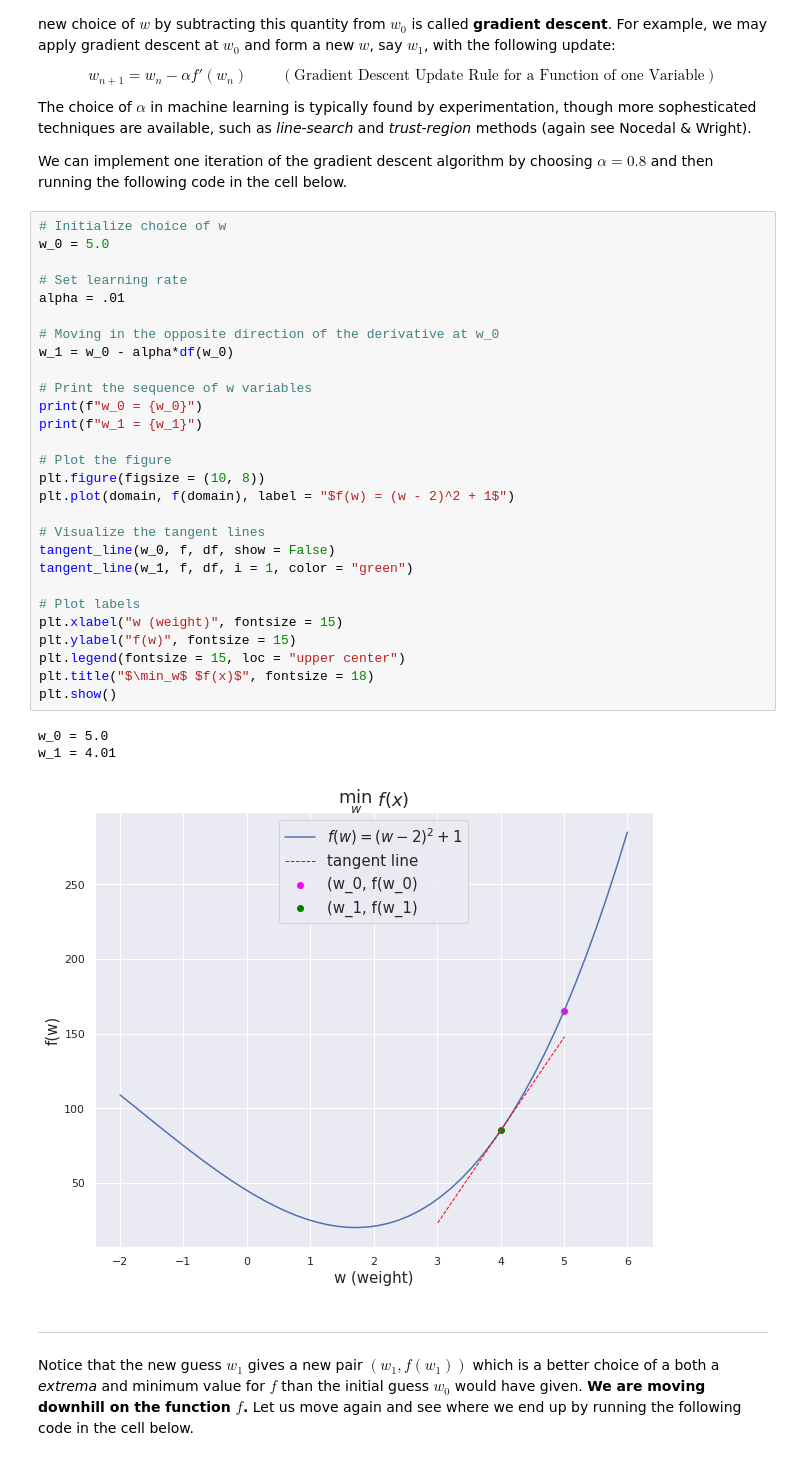
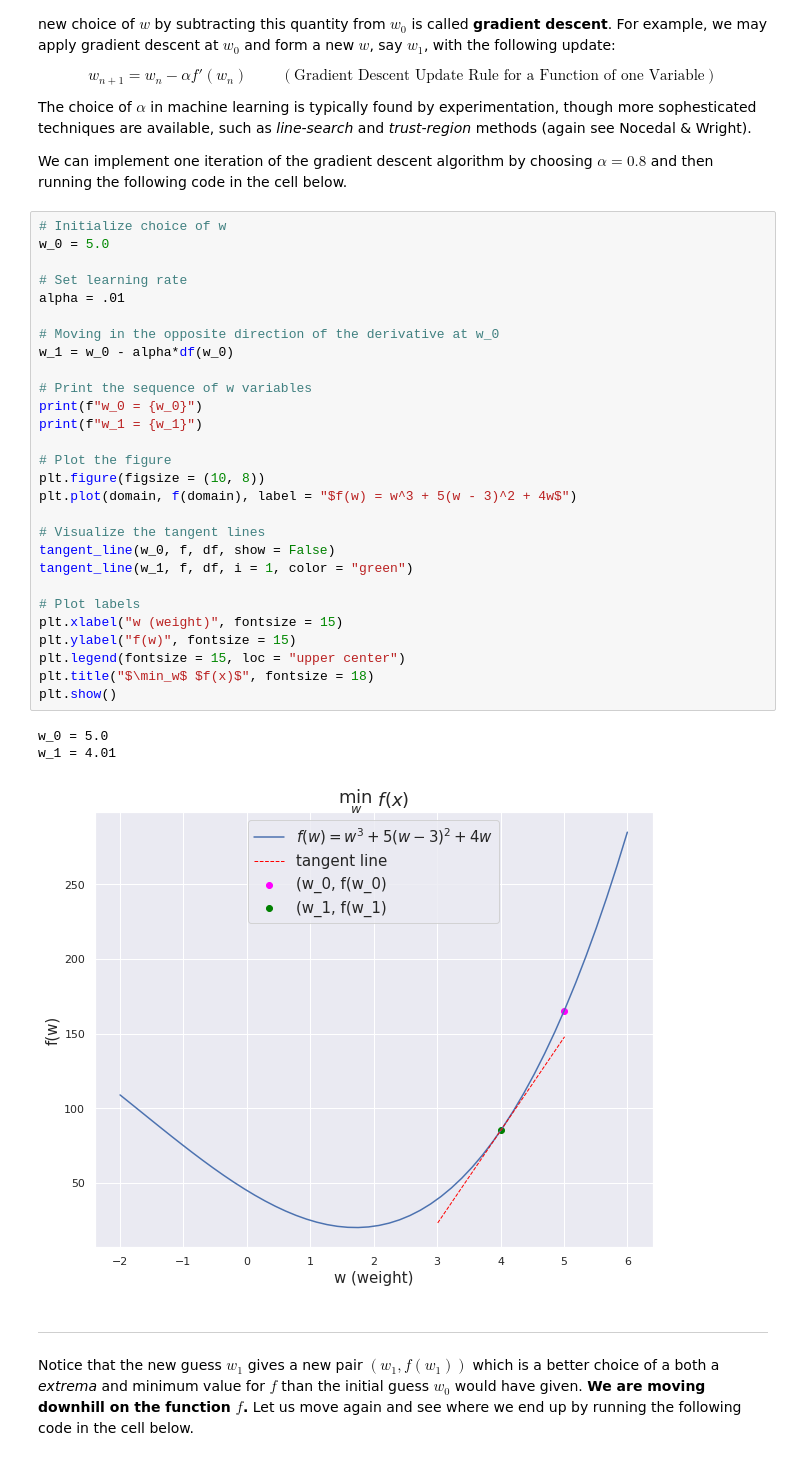
Before and after one commit to Brent-Liu/INDE577, a Jupyter notebook: Supervised Learning/Gradient_Descent/Gradient_Descent.ipynb, the cells around one changed output. Saved outputs shown, nothing was run; the diff lists cells and outputs as text.

```diff
--- a/Supervised Learning/Gradient_Descent/Gradient_Descent.ipynb
+++ b/Supervised Learning/Gradient_Descent/Gradient_Descent.ipynb
@@ -137,35 +137,35 @@ We can implement one iteration of the gradient descent algorithm by choosing $\a
 # %%
 # Initialize choice of w
 w_0 = 5.0
 
 # Set learning rate
 alpha = .01
 
 # Moving in the opposite direction of the derivative at w_0
 w_1 = w_0 - alpha*df(w_0)
 
 # Print the sequence of w variables
 print(f"w_0 = {w_0}")
 print(f"w_1 = {w_1}")
 
 # Plot the figure
 plt.figure(figsize = (10, 8))
-plt.plot(domain, f(domain), label = "$f(w) = (w - 2)^2 + 1$")
+plt.plot(domain, f(domain), label = "$f(w) = w^3 + 5(w - 3)^2 + 4w$")
 
 # Visualize the tangent lines
 tangent_line(w_0, f, df, show = False)
 tangent_line(w_1, f, df, i = 1, color = "green")
 
 # Plot labels
 plt.xlabel("w (weight)", fontsize = 15)
 plt.ylabel("f(w)", fontsize = 15)
 plt.legend(fontsize = 15, loc = "upper center")
 plt.title("$\min_w$ $f(x)$", fontsize = 18)
 plt.show()
 # %% [output]
 w_0 = 5.0
 w_1 = 4.01
-[figure, old version]
+[figure, new version]
 # %% [markdown]
 ---
 
```
Also changed, not shown: parts of 9 cells of this notebook.
